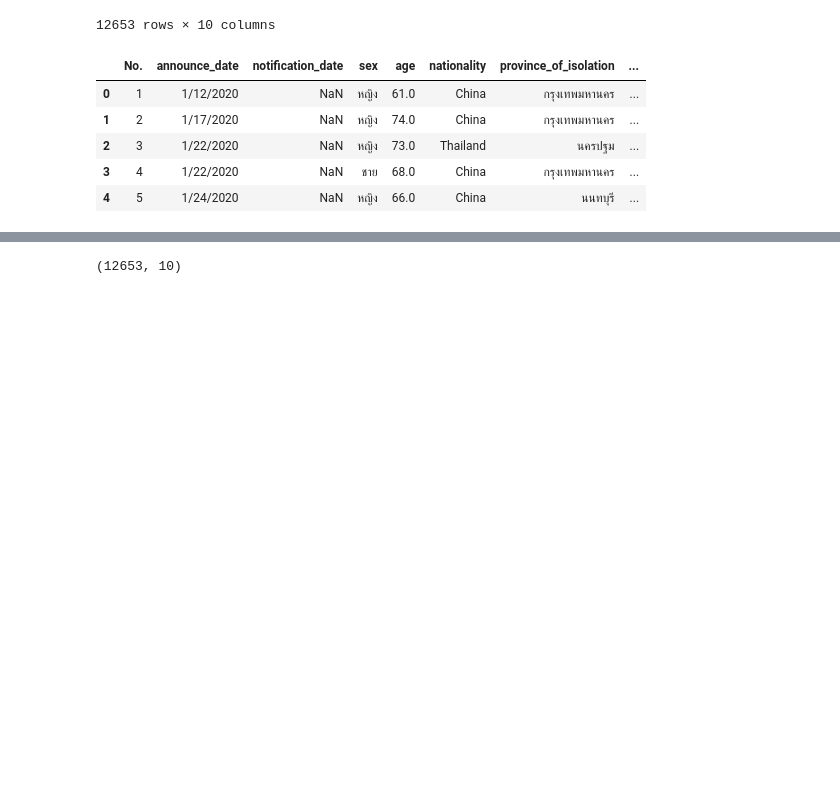
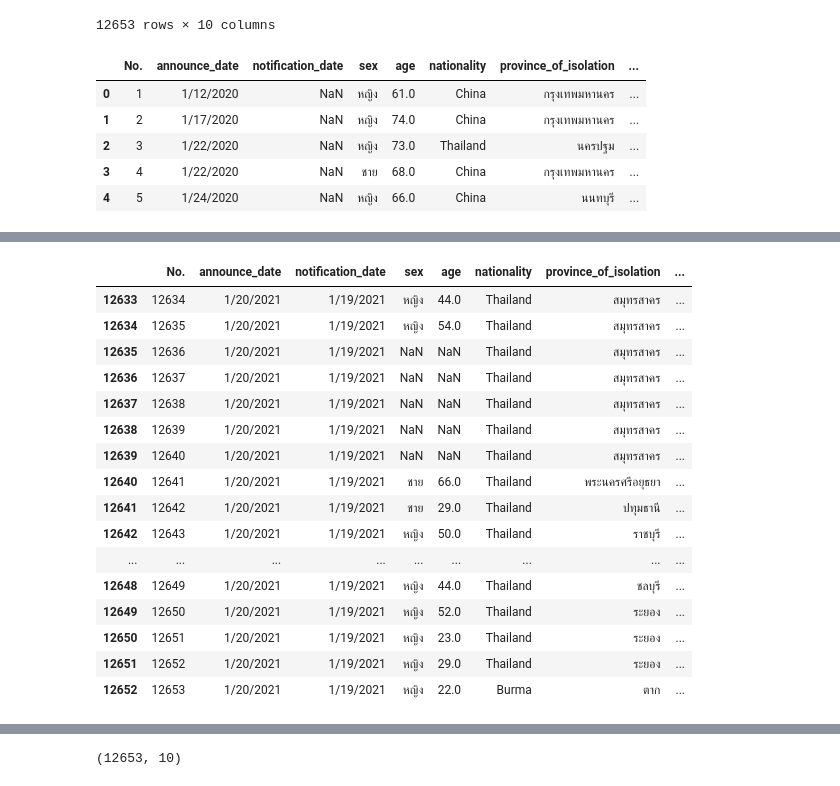
Before and after one commit to Jittiya/data_viz_2022, a Jupyter notebook: Pandas101.ipynb, the cells around one changed output, grey strips where cells are left out. Drawn from its saved outputs; the diff is of its cells as text; code cells hidden in the pictures; blank space fills up the shorter version.

```diff
--- a/Pandas101.ipynb
+++ b/Pandas101.ipynb
@@ -51,0 +72,20 @@ data_covid.head()
+# %%
+data_covid.tail(20)
+# %% [output]
+|  | No. | announce_date | notification_date | sex | age | nationality | province_of_isolation | ... |
+| 12633 | 12634 | 1/20/2021 | 1/19/2021 | หญิง | 44.0 | Thailand | สมุทรสาคร | ... |
+| 12634 | 12635 | 1/20/2021 | 1/19/2021 | หญิง | 54.0 | Thailand | สมุทรสาคร | ... |
+| 12635 | 12636 | 1/20/2021 | 1/19/2021 | NaN | NaN | Thailand | สมุทรสาคร | ... |
+| 12636 | 12637 | 1/20/2021 | 1/19/2021 | NaN | NaN | Thailand | สมุทรสาคร | ... |
+| 12637 | 12638 | 1/20/2021 | 1/19/2021 | NaN | NaN | Thailand | สมุทรสาคร | ... |
+| 12638 | 12639 | 1/20/2021 | 1/19/2021 | NaN | NaN | Thailand | สมุทรสาคร | ... |
+| 12639 | 12640 | 1/20/2021 | 1/19/2021 | NaN | NaN | Thailand | สมุทรสาคร | ... |
+| 12640 | 12641 | 1/20/2021 | 1/19/2021 | ชาย | 66.0 | Thailand | พระนครศรีอยุธยา | ... |
+| 12641 | 12642 | 1/20/2021 | 1/19/2021 | ชาย | 29.0 | Thailand | ปทุมธานี | ... |
+| 12642 | 12643 | 1/20/2021 | 1/19/2021 | หญิง | 50.0 | Thailand | ราชบุรี | ... |
+| ... | ... | ... | ... | ... | ... | ... | ... | ... |
+| 12648 | 12649 | 1/20/2021 | 1/19/2021 | หญิง | 44.0 | Thailand | ชลบุรี | ... |
+| 12649 | 12650 | 1/20/2021 | 1/19/2021 | หญิง | 52.0 | Thailand | ระยอง | ... |
+| 12650 | 12651 | 1/20/2021 | 1/19/2021 | หญิง | 23.0 | Thailand | ระยอง | ... |
+| 12651 | 12652 | 1/20/2021 | 1/19/2021 | หญิง | 29.0 | Thailand | ระยอง | ... |
+| 12652 | 12653 | 1/20/2021 | 1/19/2021 | หญิง | 22.0 | Burma | ตาก | ... |
```
Also changed, not shown: parts of 7 cells of this notebook.
